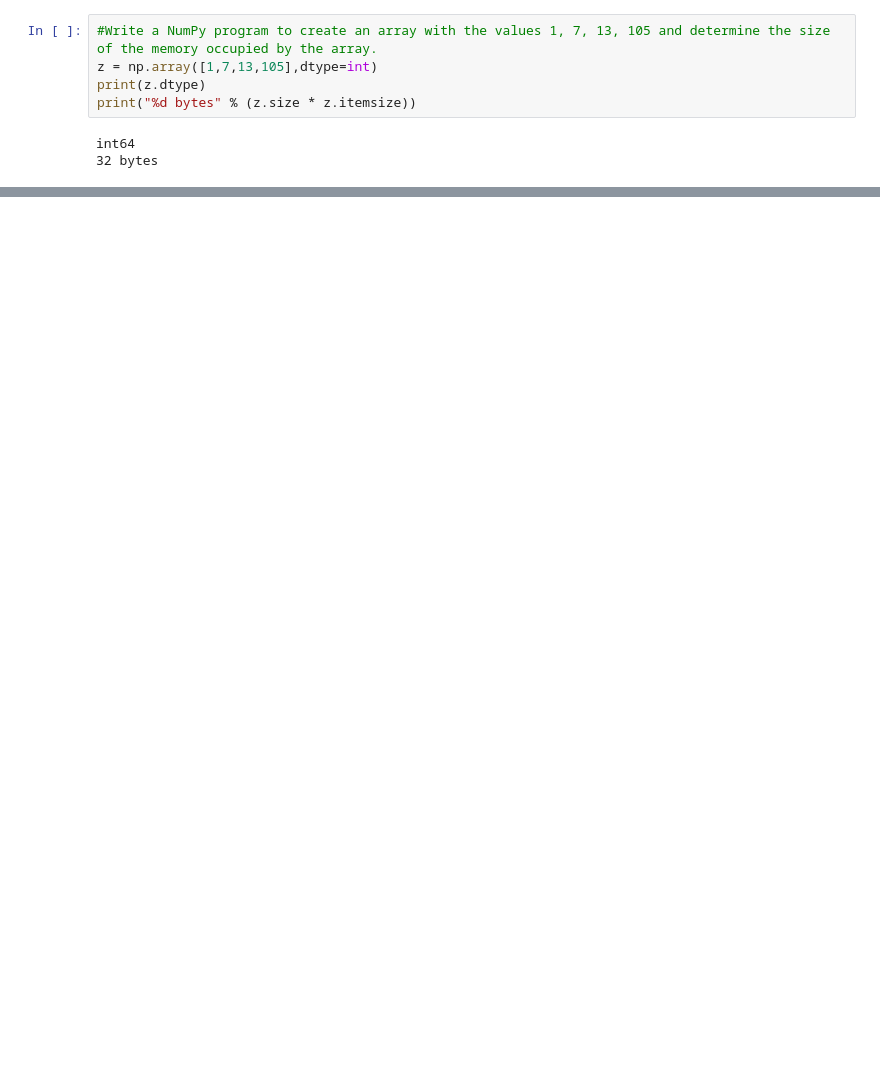
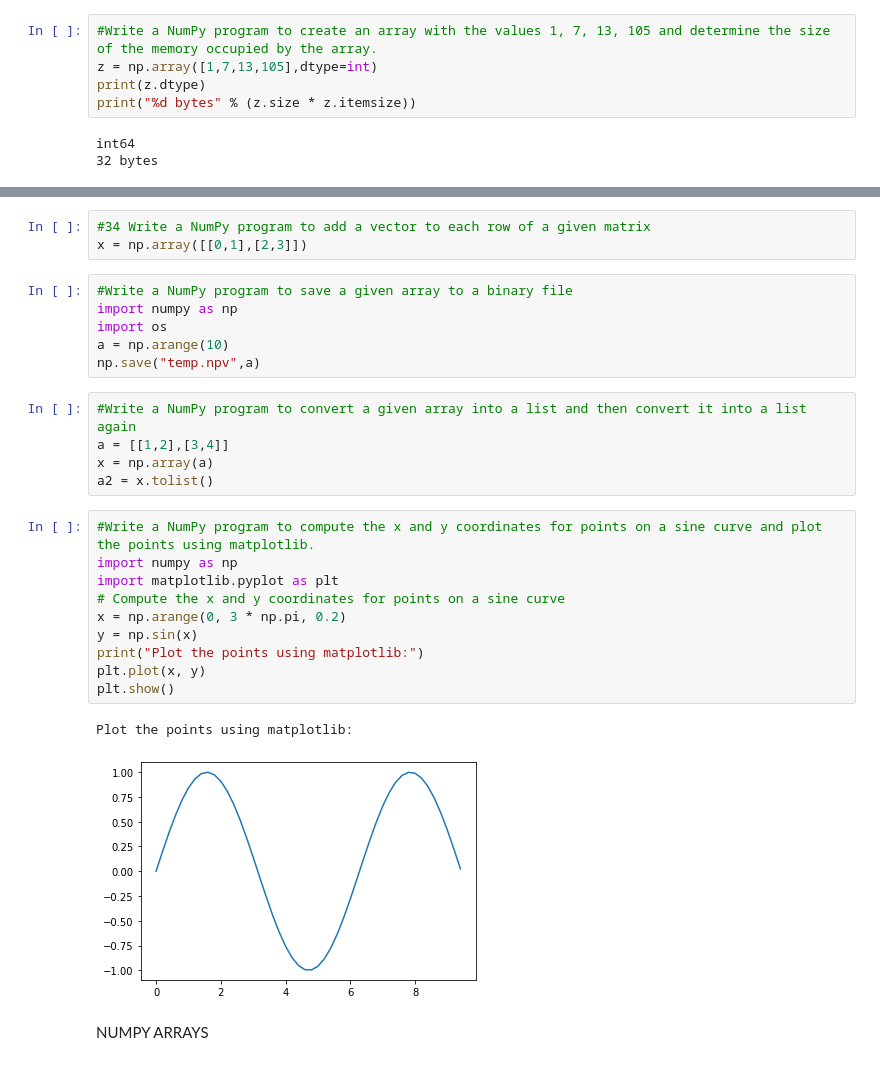
Before and after one commit to ammad19/AI-course-exercises, a Jupyter notebook: numpy_practice.ipynb, the cells around one changed output, grey strips where cells are left out. Drawn from its saved outputs; the diff is of its cells as text; blank space fills up the shorter version.

```diff
--- a/numpy_practice.ipynb
+++ b/numpy_practice.ipynb
@@ -92,0 +367,29 @@ int64
+# %%
+#34 Write a NumPy program to add a vector to each row of a given matrix
+x = np.array([[0,1],[2,3]])
+# %%
+#Write a NumPy program to save a given array to a binary file
+import numpy as np
+import os
+a = np.arange(10)
+np.save("temp.npv",a)
+# %%
+#Write a NumPy program to convert a given array into a list and then convert it into a list again
+a = [[1,2],[3,4]]
+x = np.array(a)
+a2 = x.tolist()
+# %%
+#Write a NumPy program to compute the x and y coordinates for points on a sine curve and plot the points using matplotlib.
+import numpy as np
+import matplotlib.pyplot as plt
+# Compute the x and y coordinates for points on a sine curve
+x = np.arange(0, 3 * np.pi, 0.2)
+y = np.sin(x)
+print("Plot the points using matplotlib:")
+plt.plot(x, y)
+plt.show()
+# %% [output]
+Plot the points using matplotlib:
+[figure, added]
+# %% [markdown]
+NUMPY ARRAYS
```
Also changed, not shown: parts of 43 cells of this notebook.
